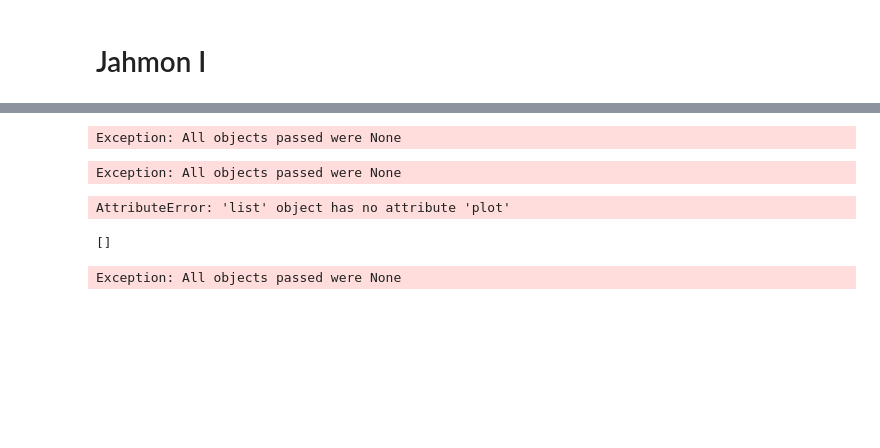
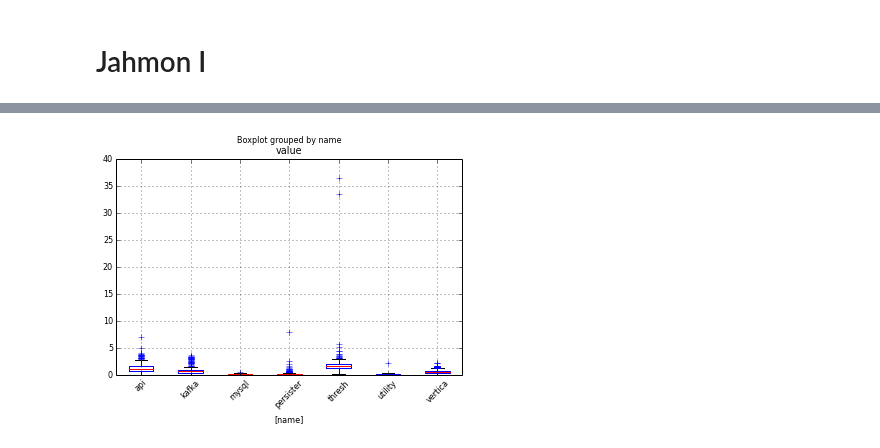
Before and after one commit to hpcloud-mon/mon-ipython-notebooks, a Jupyter notebook: Demo 1.ipynb, the cells around one changed output, grey strips where cells are left out. Drawn from its saved outputs; the diff is of its cells as text; code cells hidden in the pictures; blank space fills up the shorter version.

Commit message:
Fixed box plot

```diff
--- a/Demo 1.ipynb
+++ b/Demo 1.ipynb
@@ -111,41 +111,5 @@ plot_measurements(measurements, ['hostname'])
 # %%
-measurements = metrics.list_measurements(**{'name':'net_bytes_in', 'start_time':'2014-04-30T15:00:00Z'})
+measurements = metrics.list_measurements(**{'name':'cpu_user_perc', 'start_time':'2014-04-30T15:00:00Z'})
 boxplot_measurements(measurements)
 # %% [output]
-Exception: All objects passed were None
+[figure, added]
-# %%
-measurements = metrics.list_measurements(**{'name':'net_bytes_in', 'start_time':'2014-04-30T15:00:00Z'})
-boxplot_measurements(measurements)
-# %% [output]
-Exception: All objects passed were None
-# %%
-dfs = measurements_to_dfs(measurements)
-dfs.plot(column='value', by='name')
-# %% [output]
-AttributeError: 'list' object has no attribute 'plot'
-# %%
-dfs
-# %% [output]
-[]
-# %%
-def plot_all_measurements(measurements):
-    dfs = []
-    for m in measurements:
-        df = pd.DataFrame(m['measurements'], columns=m['columns'])
-        df['name'] = [get_all_dimension_values(m['dimensions']) for k in xrange(len(m['measurements']))]
-        dfs.append(df)
-
-    df = pd.concat(dfs)
-    p = df.pivot(index='timestamp', columns='name', values='value').fillna(method='bfill').fillna(method='ffill')
-    plt.stackplot(p)
-    for n,v in enumerate(df.name):
-        plt.stackplot(df.timestamp, df[n])
-    plt.xticks(rotation=45)
-    plt.legend(loc='best')
-    plt.rcParams.update({'font.size': 8})
-    plt.show()
-
-measurements = metrics.list_measurements(**{'name':'cpu_user_perc', 'start_time':'2014-04-30T15:00:00Z'})
-plot_all_measurements(measurements)
-# %% [output]
-Exception: All objects passed were None
```
Also changed, not shown: parts of 5 cells of this notebook.
